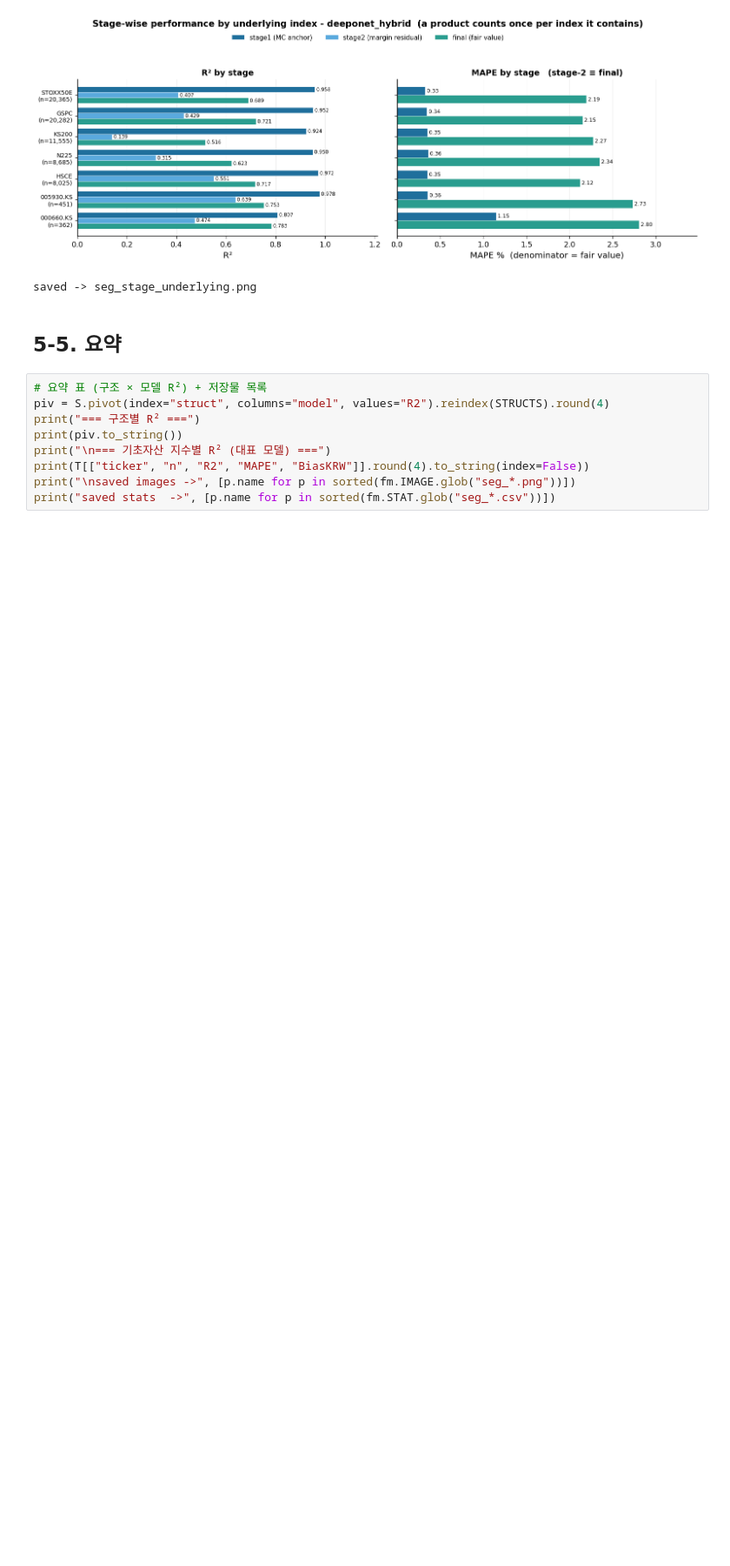
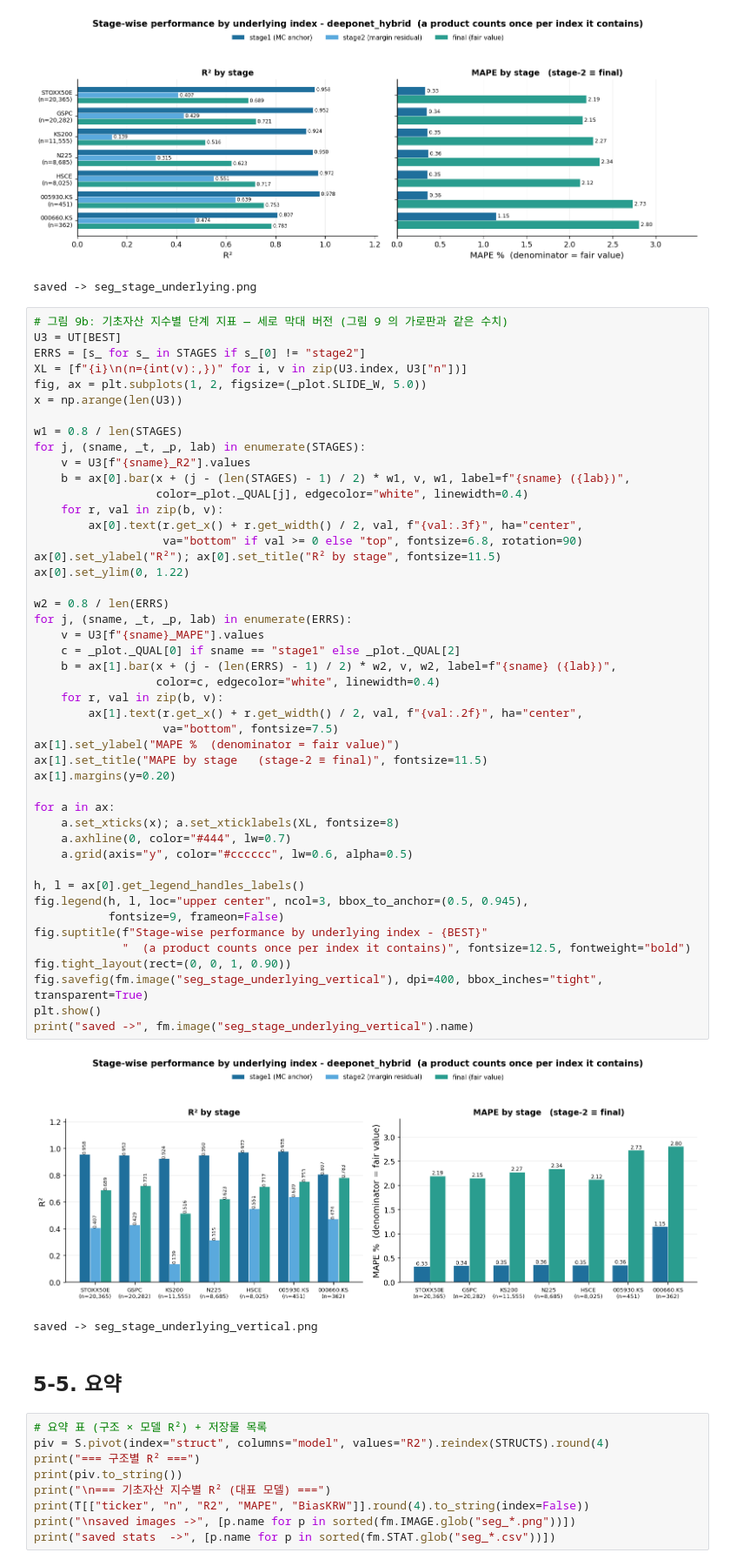
Before and after one commit to JUHWANKIM-ai/PI-DeepONet-ELS, a Jupyter notebook: 5_segment.ipynb, the cells around one changed output. Shown at 87% size. Cells and saved outputs as stored; diff of their text form; blank space fills up the shorter version.

```diff
--- a/5_segment.ipynb
+++ b/5_segment.ipynb
@@ -548,6 +548,55 @@ print("saved ->", fm.image("seg_stage_underlying").name)
 # %% [output]
 [figure]
 saved -> seg_stage_underlying.png
+# %%
+# 그림 9b: 기초자산 지수별 단계 지표 — 세로 막대 버전 (그림 9 의 가로판과 같은 수치)
+U3 = UT[BEST]
+ERRS = [s_ for s_ in STAGES if s_[0] != "stage2"]
+XL = [f"{i}\n(n={int(v):,})" for i, v in zip(U3.index, U3["n"])]
+fig, ax = plt.subplots(1, 2, figsize=(_plot.SLIDE_W, 5.0))
+x = np.arange(len(U3))
+
+w1 = 0.8 / len(STAGES)
+for j, (sname, _t, _p, lab) in enumerate(STAGES):
+    v = U3[f"{sname}_R2"].values
+    b = ax[0].bar(x + (j - (len(STAGES) - 1) / 2) * w1, v, w1, label=f"{sname} ({lab})",
+                  color=_plot._QUAL[j], edgecolor="white", linewidth=0.4)
+    for r, val in zip(b, v):
+        ax[0].text(r.get_x() + r.get_width() / 2, val, f"{val:.3f}", ha="center",
+                   va="bottom" if val >= 0 else "top", fontsize=6.8, rotation=90)
+ax[0].set_ylabel("R²"); ax[0].set_title("R² by stage", fontsize=11.5)
+ax[0].set_ylim(0, 1.22)
+
+w2 = 0.8 / len(ERRS)
+for j, (sname, _t, _p, lab) in enumerate(ERRS):
+    v = U3[f"{sname}_MAPE"].values
+    c = _plot._QUAL[0] if sname == "stage1" else _plot._QUAL[2]
+    b = ax[1].bar(x + (j - (len(ERRS) - 1) / 2) * w2, v, w2, label=f"{sname} ({lab})",
+                  color=c, edgecolor="white", linewidth=0.4)
+    for r, val in zip(b, v):
+        ax[1].text(r.get_x() + r.get_width() / 2, val, f"{val:.2f}", ha="center",
+                   va="bottom", fontsize=7.5)
+ax[1].set_ylabel("MAPE %  (denominator = fair value)")
+ax[1].set_title("MAPE by stage   (stage-2 ≡ final)", fontsize=11.5)
+ax[1].margins(y=0.20)
+
+for a in ax:
+    a.set_xticks(x); a.set_xticklabels(XL, fontsize=8)
+    a.axhline(0, color="#444", lw=0.7)
+    a.grid(axis="y", color="#cccccc", lw=0.6, alpha=0.5)
+
+h, l = ax[0].get_legend_handles_labels()
+fig.legend(h, l, loc="upper center", ncol=3, bbox_to_anchor=(0.5, 0.945),
+           fontsize=9, frameon=False)
+fig.suptitle(f"Stage-wise performance by underlying index - {BEST}"
+             "  (a product counts once per index it contains)", fontsize=12.5, fontweight="bold")
+fig.tight_layout(rect=(0, 0, 1, 0.90))
+fig.savefig(fm.image("seg_stage_underlying_vertical"), dpi=400, bbox_inches="tight", transparent=True)
+plt.show()
+print("saved ->", fm.image("seg_stage_underlying_vertical").name)
+# %% [output]
+[figure, added]
+saved -> seg_stage_underlying_vertical.png
 # %% [markdown]
 ## 5-5. 요약
 # %%
```
Also changed, not shown: parts of 1 cell of this notebook.
